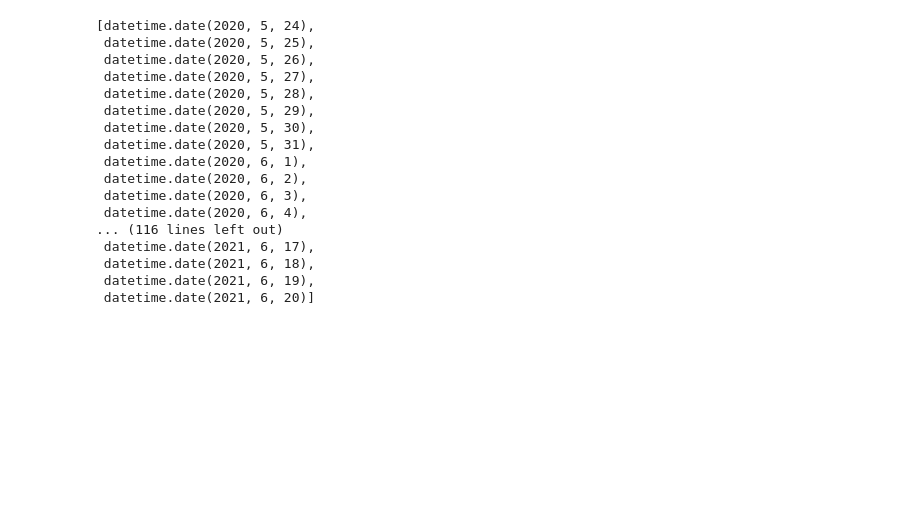
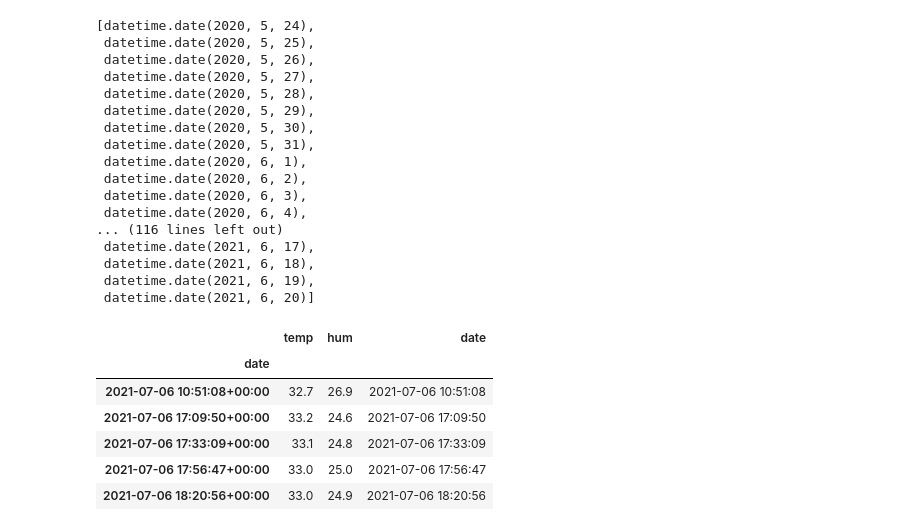
Before and after one commit to KurtHeld23/temperature_humudity_at_home, a Jupyter notebook: get_home_temp_humidity.ipynb, the cells around one changed output. Saved outputs shown, nothing was run; the diff lists cells and outputs as text; code cells hidden in the pictures; blank space fills up the shorter version.

```diff
--- a/get_home_temp_humidity.ipynb
+++ b/get_home_temp_humidity.ipynb
@@ -165,6 +179,17 @@ missing
  datetime.date(2021, 6, 18),
  datetime.date(2021, 6, 19),
  datetime.date(2021, 6, 20)]
+# %%
+df['date']=df['date'].dt.tz_localize(None)
+df.tail()
+# %% [output]
+|  | temp | hum | date |
+| date |  |  |  |
+| 2021-07-06 10:51:08+00:00 | 32.7 | 26.9 | 2021-07-06 10:51:08 |
+| 2021-07-06 17:09:50+00:00 | 33.2 | 24.6 | 2021-07-06 17:09:50 |
+| 2021-07-06 17:33:09+00:00 | 33.1 | 24.8 | 2021-07-06 17:33:09 |
+| 2021-07-06 17:56:47+00:00 | 33.0 | 25.0 | 2021-07-06 17:56:47 |
+| 2021-07-06 18:20:56+00:00 | 33.0 | 24.9 | 2021-07-06 18:20:56 |
 # %%
 df.to_csv('temp_hum_df.csv')
 # %%
```
Also changed, not shown: parts of 4 cells of this notebook.
